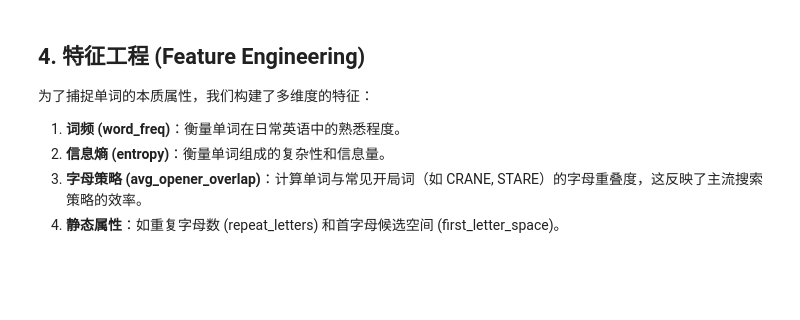
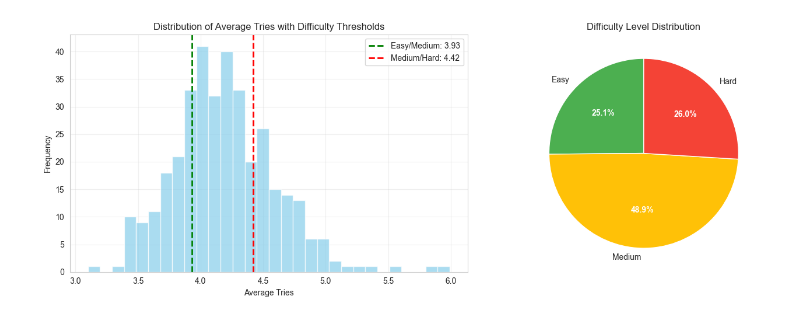
Before and after one commit to 20070316lbw-netizen/2023-MCM-Problem-C, a Jupyter notebook: main.ipynb, the cells around one changed output. Drawn from its saved outputs; the diff is of its cells as text; code cells hidden in the pictures; blank space fills up the shorter version.

```diff
--- a/main.ipynb
+++ b/main.ipynb
@@ -50,22 +131,72 @@ weights = [1, 2, 3, 4, 5, 6, 7]
 # 计算平均尝试次数
 df_clean["avg_tries"] = sum(df_clean[c] * w for c, w in zip(tries_cols, weights)) / 100
 
+# 统计分析
+print("=== 平均尝试次数统计 ===")
+print(f"最小值: {df_clean['avg_tries'].min():.2f}")
+print(f"最大值: {df_clean['avg_tries'].max():.2f}")
+print(f"平均值: {df_clean['avg_tries'].mean():.2f}")
+print(f"标准差: {df_clean['avg_tries'].std():.2f}")
+print(f"中位数: {df_clean['avg_tries'].median():.2f}")
+
+# 显示最简单和最难的单词
+easiest = df_clean.loc[df_clean['avg_tries'].idxmin()]
+hardest = df_clean.loc[df_clean['avg_tries'].idxmax()]
+
+print(f"\n最简单的单词: {easiest['Word']} (平均尝试次数: {easiest['avg_tries']:.2f})")
+print(f"最难的单词: {hardest['Word']} (平均尝试次数: {hardest['avg_tries']:.2f})")
+
 # 计算分位数阈值
 q25 = df_clean["avg_tries"].quantile(0.25)
 q75 = df_clean["avg_tries"].quantile(0.75)
 
 def label_difficulty(x):
-    if x < q25: return 0
-    elif x < q75: return 1
-    else: return 2
+    if x < q25:
+        return 0  # Easy
+    elif x < q75:
+        return 1  # Medium
+    else:
+        return 2  # Hard
 
 df_clean["difficulty"] = df_clean["avg_tries"].apply(label_difficulty)
-print(f"难度切分阈值: Easy < {q25:.2f} <= Medium < {q75:.2f} <= Hard")
 
-# 可视化目标分布
-plt.hist(df_clean["avg_tries"], bins=30, color='skyblue', edgecolor='white')
-plt.axvline(q25, color='green', linestyle='--', label='Easy|Medium')
-plt.axvline(q75, color='red', linestyle='--', label='Medium|Hard')
-plt.legend()
-plt.title("Distribution of Average Tries")
+# 难度分布统计
+difficulty_counts = df_clean["difficulty"].value_counts().sort_index()
+difficulty_labels = {0: "Easy", 1: "Medium", 2: "Hard"}
+
+print("\n=== 难度等级划分 ===")
+print(f"难度切分阈值: Easy < {q25:.2f} ≤ Medium < {q75:.2f} ≤ Hard")
+print("\n各难度等级分布:")
+for diff, count in difficulty_counts.items():
+    label = difficulty_labels[diff]
+    percentage = count / len(df_clean) * 100
+    print(f"  {label}: {count} 个单词 ({percentage:.1f}%)")
+
+# 可视化难度分布
+fig, axes = plt.subplots(1, 2, figsize=(14, 5))
+
+# 1. 平均尝试次数分布直方图
+axes[0].hist(df_clean["avg_tries"], bins=30, color='skyblue', edgecolor='white', alpha=0.7)
+axes[0].axvline(q25, color='green', linestyle='--', linewidth=2, label=f'Easy/Medium: {q25:.2f}')
+axes[0].axvline(q75, color='red', linestyle='--', linewidth=2, label=f'Medium/Hard: {q75:.2f}')
+axes[0].set_xlabel("Average Tries")
+axes[0].set_ylabel("Frequency")
+axes[0].set_title("Distribution of Average Tries with Difficulty Thresholds")
+axes[0].legend()
+axes[0].grid(True, alpha=0.3)
+
+# 2. 难度等级分布饼图
+colors = ['#4CAF50', '#FFC107', '#F44336']  # 绿色、黄色、红色
+wedges, texts, autotexts = axes[1].pie(difficulty_counts.values,
+                                       labels=[difficulty_labels[d] for d in difficulty_counts.index],
+                                       colors=colors, autopct='%1.1f%%', startangle=90)
+axes[1].set_title("Difficulty Level Distribution")
+
+# 美化饼图文本
+for autotext in autotexts:
+    autotext.set_color('white')
+    autotext.set_fontweight('bold')
+
+plt.tight_layout()
 plt.show()
+# %% [output]
@@ -72,8 +220 @@ plt.show()
+[figure, added]
-# %% [markdown]
-## 4. 特征工程 (Feature Engineering)
-
-为了捕捉单词的本质属性，我们构建了多维度的特征：
-1. **词频 (word_freq)**：衡量单词在日常英语中的熟悉程度。
-2. **信息熵 (entropy)**：衡量单词组成的复杂性和信息量。
-3. **字母策略 (avg_opener_overlap)**：计算单词与常见开局词（如 CRANE, STARE）的字母重叠度，这反映了主流搜索策略的效率。
-4. **静态属性**：如重复字母数 (repeat_letters) 和首字母候选空间 (first_letter_space)。
```
Also changed, not shown: parts of 15 cells of this notebook, 6 other files.
